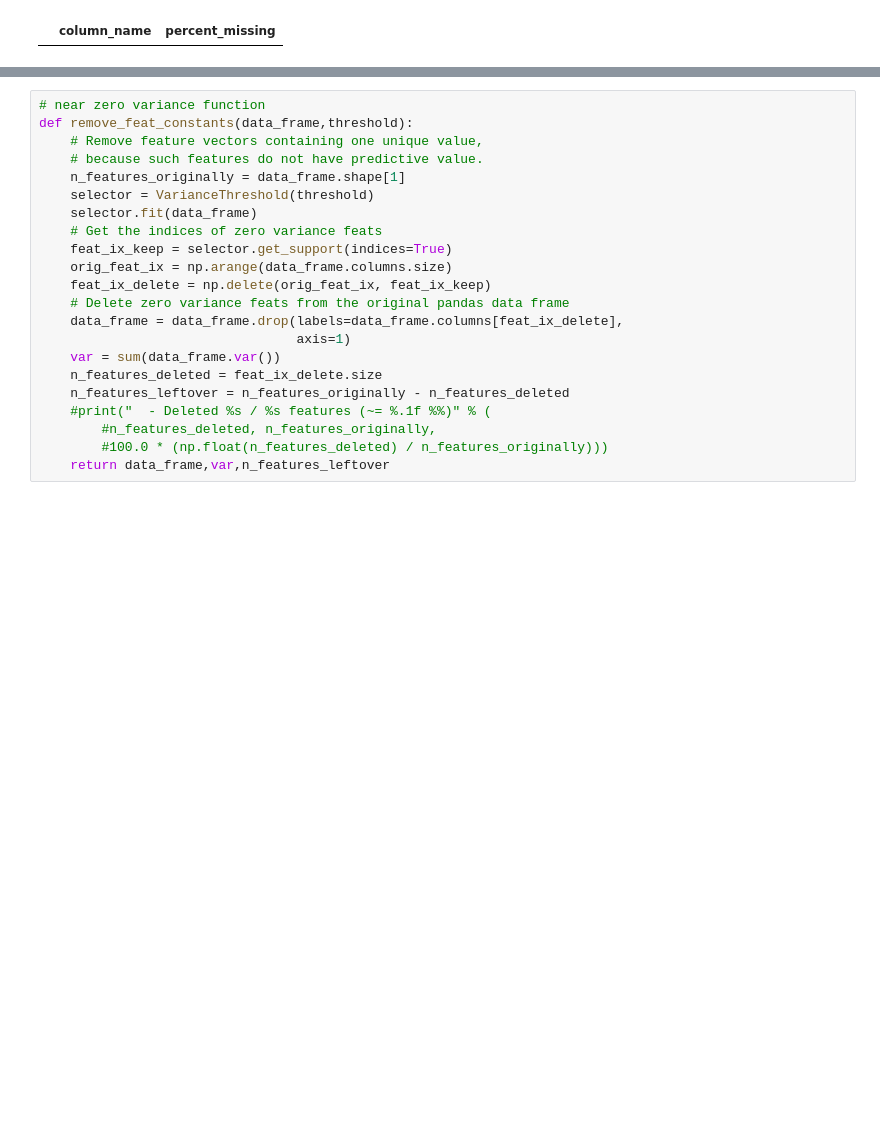
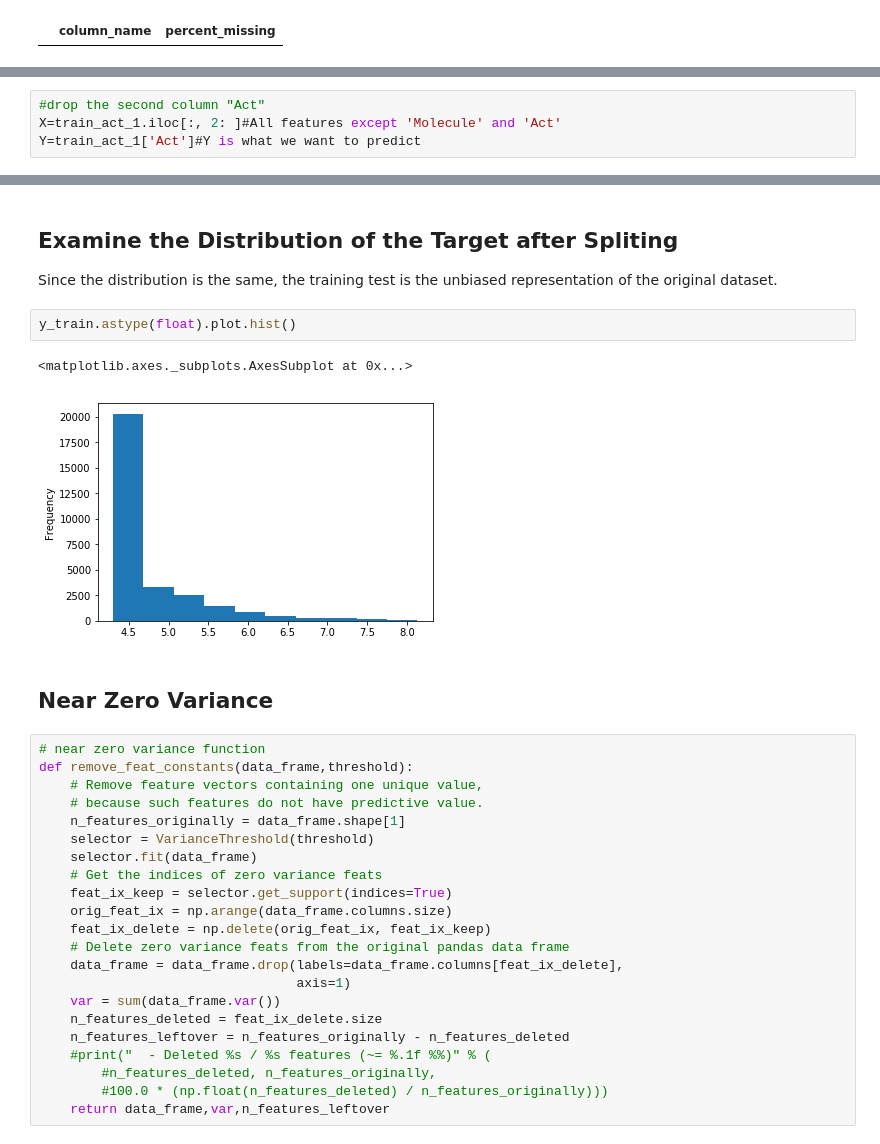
Before and after one commit to xinxinmo/DataXMerckChallenge, a Jupyter notebook: scripts/Near zero variance - data preprocessing.ipynb, the cells around one changed output, grey strips where cells are left out. Cells and saved outputs as stored; diff of their text form; blank space fills up the shorter version.

```diff
--- a/scripts/Near zero variance - data preprocessing.ipynb
+++ b/scripts/Near zero variance - data preprocessing.ipynb
@@ -31,0 +42,4 @@ var_t=sum(df_1.var())
+# %%
+#drop the second column "Act"
+X=train_act_1.iloc[:, 2: ]#All features except 'Molecule' and 'Act'
+Y=train_act_1['Act']#Y is what we want to predict
@@ -32,3 +54,13 @@ var_t=sum(df_1.var())
+# %% [markdown]
+## Examine the Distribution of the Target after Spliting
+Since the distribution is the same, the training test is the unbiased representation of the original dataset.
+# %%
+y_train.astype(float).plot.hist()
+# %% [output]
+<matplotlib.axes._subplots.AxesSubplot at 0x...>
+[figure, added]
+# %% [markdown]
+## Near Zero Variance
 # %%
 # near zero variance function
 def remove_feat_constants(data_frame,threshold):
```
Also changed, not shown: parts of 19 cells of this notebook.
